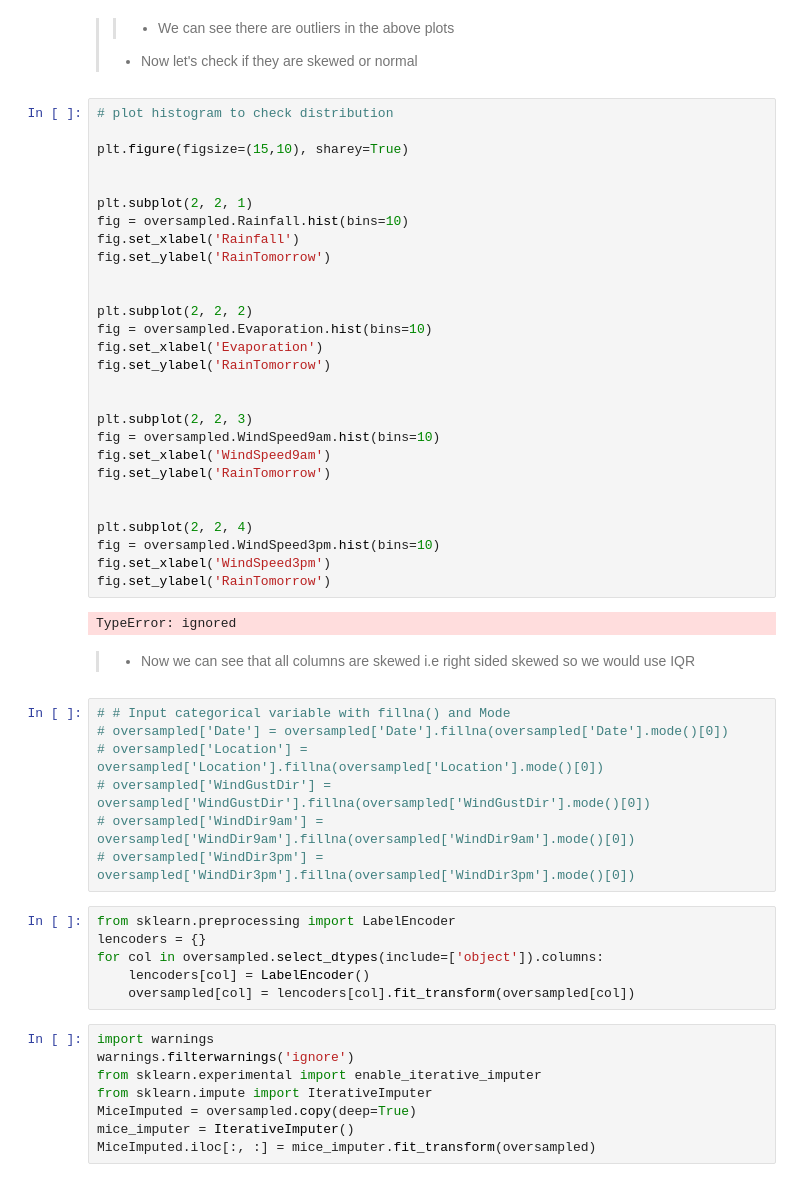
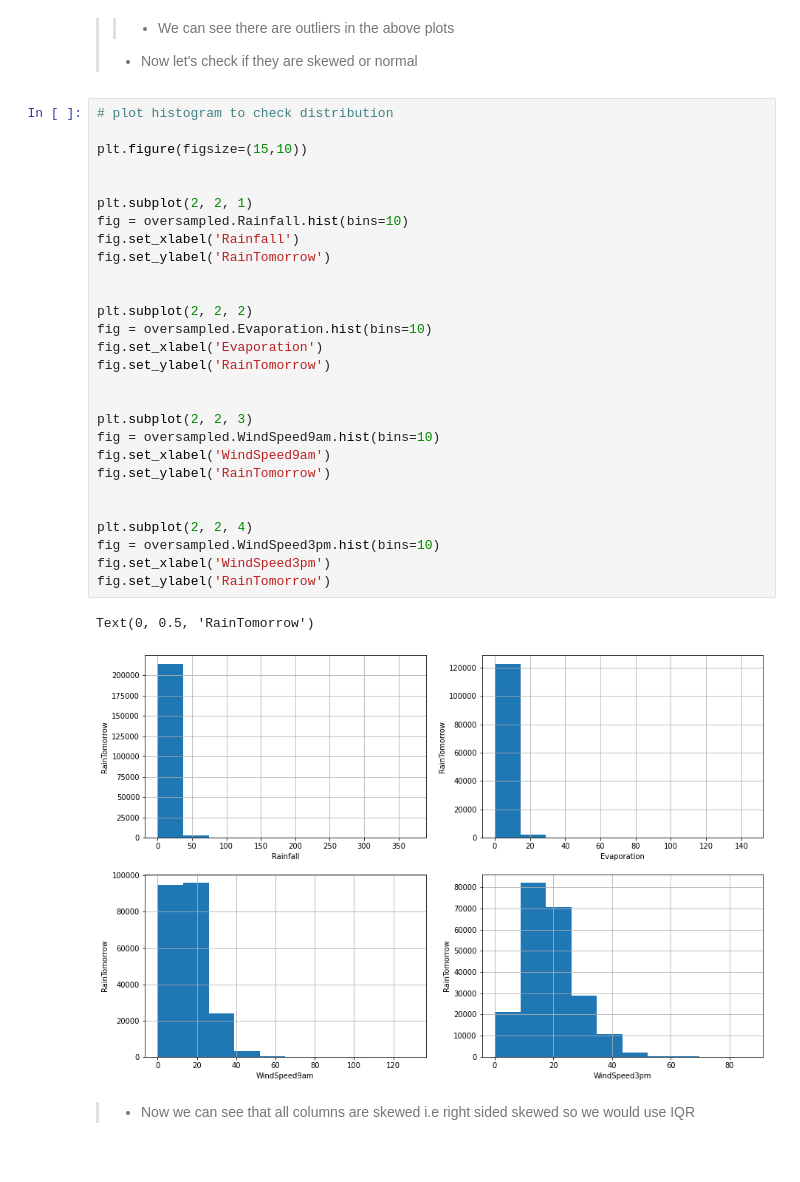
Before and after one commit to micheal0034/Rainfall-Prediction, a Jupyter notebook: Rainfall_Prediction.ipynb, the cells around one changed output. Cells and saved outputs as stored; diff of their text form.

```diff
--- a/Rainfall_Prediction.ipynb
+++ b/Rainfall_Prediction.ipynb
@@ -595,53 +610,33 @@ Text(0, 0.5, 'WindSpeed3pm')
 # %%
 # plot histogram to check distribution
 
-plt.figure(figsize=(15,10), sharey=True)
+plt.figure(figsize=(15,10))
 
 
 plt.subplot(2, 2, 1)
 fig = oversampled.Rainfall.hist(bins=10)
 fig.set_xlabel('Rainfall')
 fig.set_ylabel('RainTomorrow')
 
 
 plt.subplot(2, 2, 2)
 fig = oversampled.Evaporation.hist(bins=10)
 fig.set_xlabel('Evaporation')
 fig.set_ylabel('RainTomorrow')
 
 
 plt.subplot(2, 2, 3)
 fig = oversampled.WindSpeed9am.hist(bins=10)
 fig.set_xlabel('WindSpeed9am')
 fig.set_ylabel('RainTomorrow')
 
 
 plt.subplot(2, 2, 4)
 fig = oversampled.WindSpeed3pm.hist(bins=10)
 fig.set_xlabel('WindSpeed3pm')
 fig.set_ylabel('RainTomorrow')
 # %% [output]
-TypeError: ignored
+Text(0, 0.5, 'RainTomorrow')
+[figure, added]
 # %% [markdown]
 > * Now we can see that all columns are skewed i.e right sided skewed so we would use IQR
-# %%
-# # Input categorical variable with fillna() and Mode
-# oversampled['Date'] = oversampled['Date'].fillna(oversampled['Date'].mode()[0])
-# oversampled['Location'] = oversampled['Location'].fillna(oversampled['Location'].mode()[0])
-# oversampled['WindGustDir'] = oversampled['WindGustDir'].fillna(oversampled['WindGustDir'].mode()[0])
-# oversampled['WindDir9am'] = oversampled['WindDir9am'].fillna(oversampled['WindDir9am'].mode()[0])
-# oversampled['WindDir3pm'] = oversampled['WindDir3pm'].fillna(oversampled['WindDir3pm'].mode()[0])
-# %%
-from sklearn.preprocessing import LabelEncoder
-lencoders = {}
-for col in oversampled.select_dtypes(include=['object']).columns:
-    lencoders[col] = LabelEncoder()
-    oversampled[col] = lencoders[col].fit_transform(oversampled[col])
-# %%
-import warnings
-warnings.filterwarnings('ignore')
-from sklearn.experimental import enable_iterative_imputer
-from sklearn.impute import IterativeImputer
-MiceImputed = oversampled.copy(deep=True)
-mice_imputer = IterativeImputer()
-MiceImputed.iloc[:, :] = mice_imputer.fit_transform(oversampled)
```
Also changed, not shown: parts of 103 cells of this notebook.
